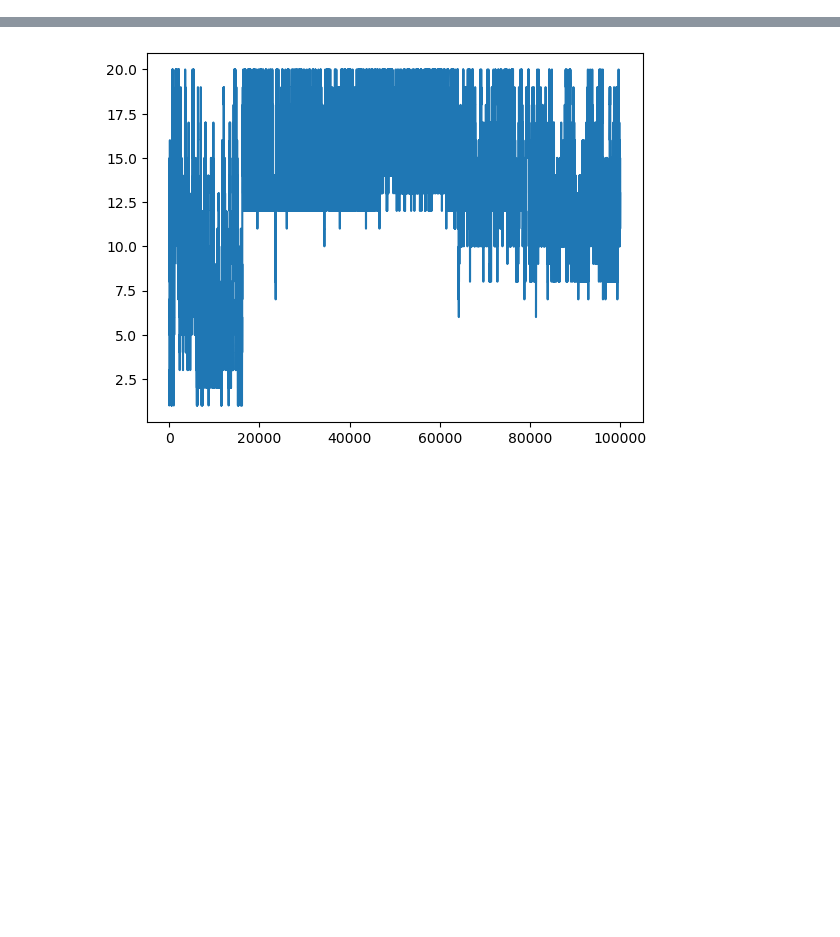
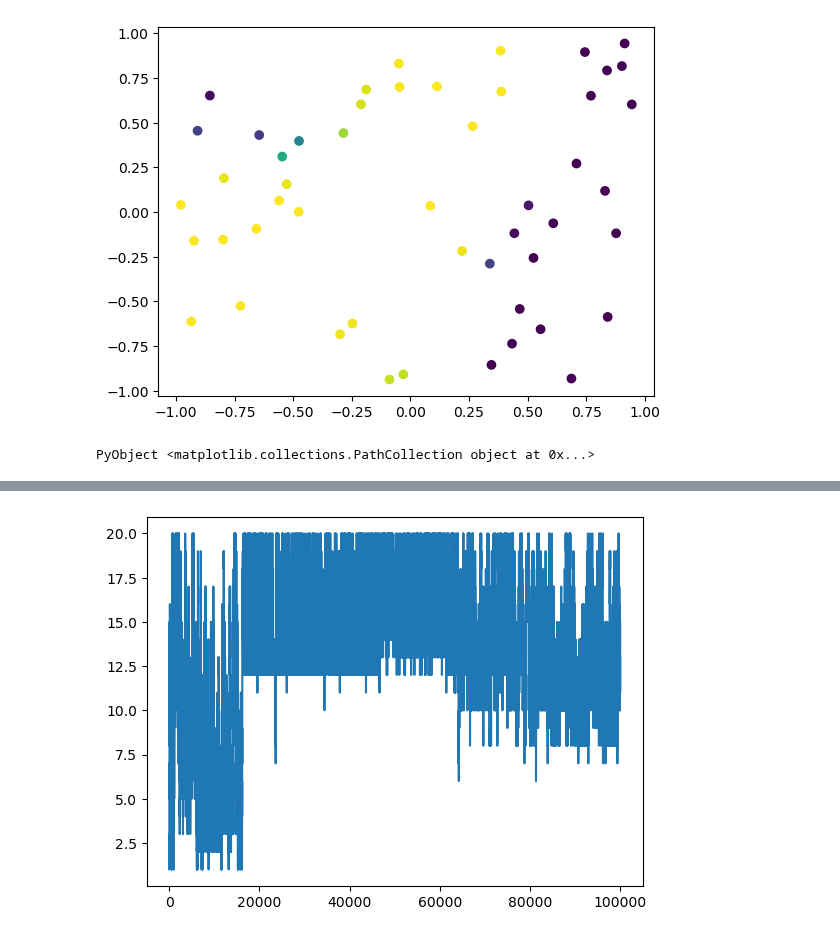
Before and after one commit to jberezow/RJMCMC, a Jupyter notebook: Thesis-Interpolation.ipynb, the cells around one changed output, grey strips where cells are left out. Drawn from its saved outputs; the diff is of its cells as text; code cells hidden in the pictures; blank space fills up the shorter version.

Commit message:
Added sampling to Interpolator Network, works well

```diff
--- a/Thesis-Interpolation.ipynb
+++ b/Thesis-Interpolation.ipynb
@@ -113,4 +122,11 @@ plot_data(x_raw,y_real)
 PyObject <matplotlib.collections.PathCollection object at 0x...>
+# %%
+#Try Sampling the Data
+x_samp, y_samp = sample_data(x,y_real)
+plot_data(x_samp, y_samp)
+# %% [output]
+[figure, added]
+PyObject <matplotlib.collections.PathCollection object at 0x...>
 # %%
 #Classifier Network Tries to Learn the Generator Network
 
```
Also changed, not shown: parts of 12 cells of this notebook, 1 other file.
